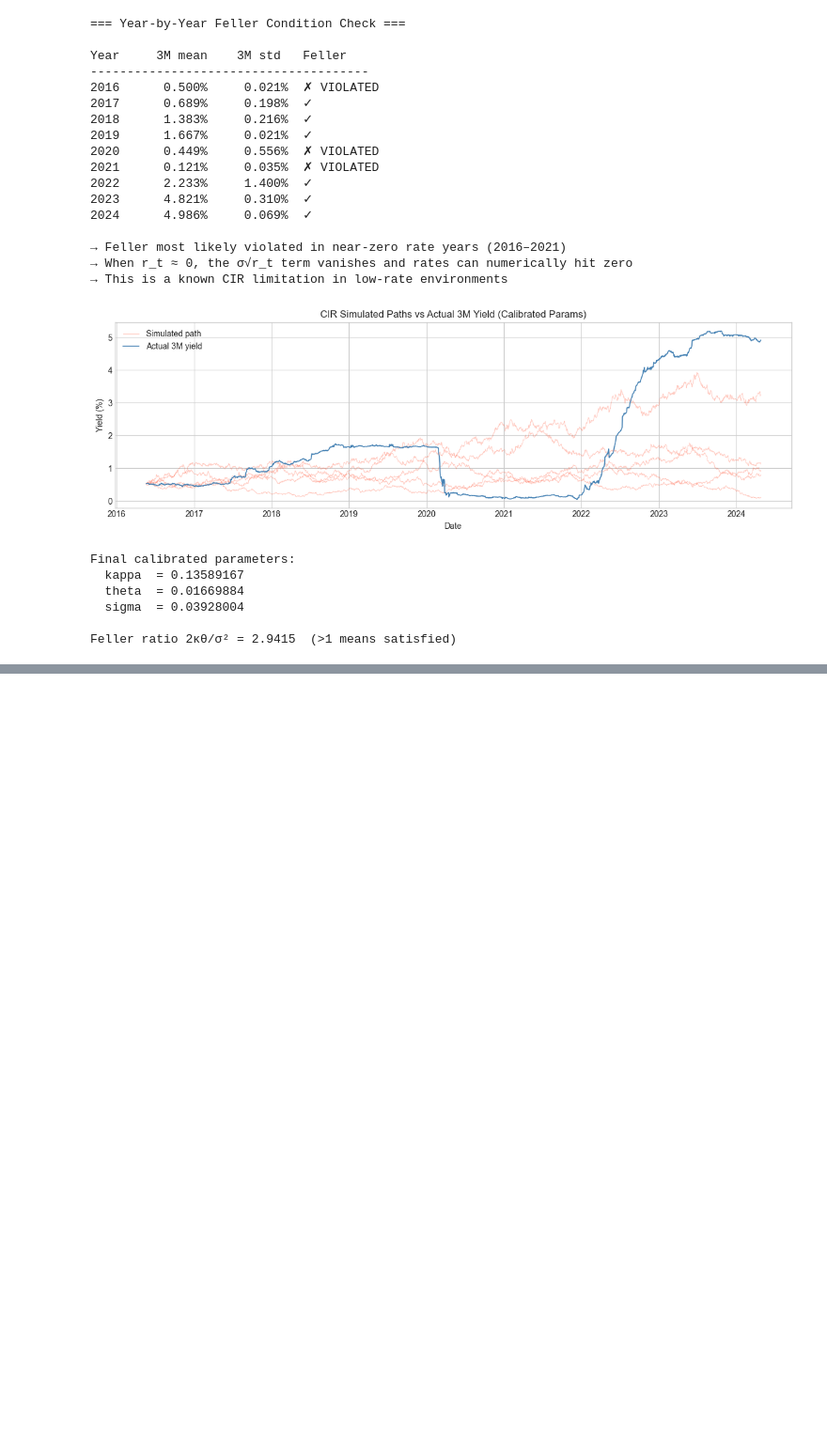
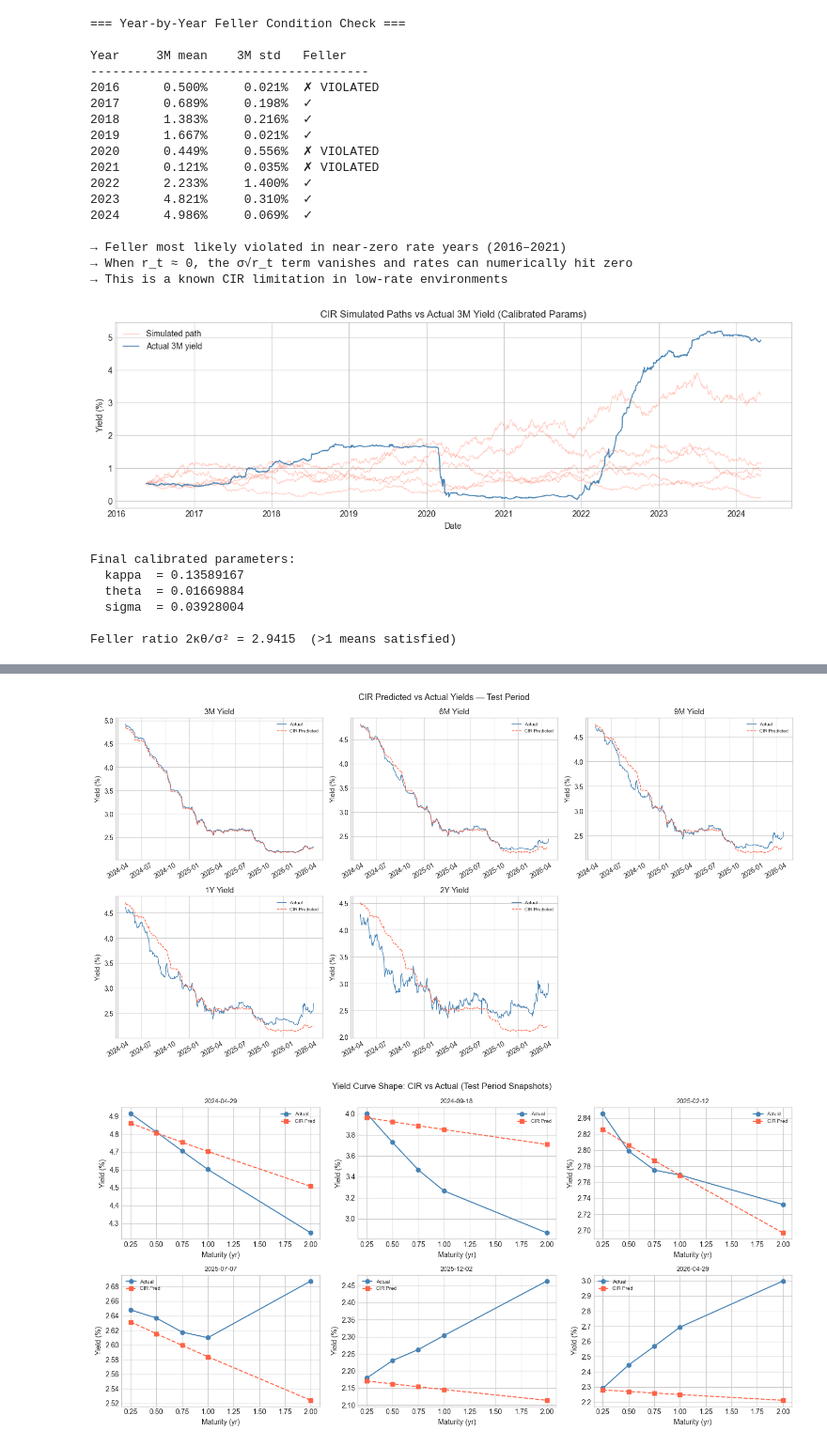
Before and after one commit to aayushp0403/stochastic-ir-modelling, a Jupyter notebook: notebooks/cir_model.ipynb, the cells around one changed output, grey strips where cells are left out. Shown at 94% size. Cells and saved outputs as stored; diff of their text form; code cells hidden in the pictures; blank space fills up the shorter version.

```diff
--- a/notebooks/cir_model.ipynb
+++ b/notebooks/cir_model.ipynb
@@ -775,0 +902,64 @@ Feller ratio 2κθ/σ² = 2.9415  (>1 means satisfied)
+# %%
+def plot_predictions_vs_actual(merged, maturities, n_cols=3):
+    """
+    one subplot per maturity — predicted vs actual over time
+    good way to spot systematic bias
+    """
+    n_rows = int(np.ceil(len(maturities) / n_cols))
+    fig, axes = plt.subplots(n_rows, n_cols, figsize=(15, 4 * n_rows))
+    axes = axes.flatten()
+
+    for i, m in enumerate(maturities):
+        ax = axes[i]
+        ax.plot(merged['Date'], merged[f'{m}_actual'] * 100,
+                label='Actual', color='steelblue', linewidth=1.0)
+        ax.plot(merged['Date'], merged[f'{m}_pred'] * 100,
+                label='CIR Predicted', color='tomato',
+                linewidth=1.0, linestyle='--')
+        ax.set_title(f"{m} Yield")
+        ax.set_ylabel("Yield (%)")
+        ax.legend(fontsize=7)
+        ax.xaxis.set_major_formatter(mdates.DateFormatter('%Y-%m'))
+        ax.tick_params(axis='x', rotation=30)
+
+    for j in range(len(maturities), len(axes)):
+        axes[j].set_visible(False)
+
+    plt.suptitle("CIR Predicted vs Actual Yields — Test Period", fontsize=13)
+    plt.tight_layout()
+    plt.show()
+
+
+def plot_yield_curve_snapshots_pred(merged, maturities, tenors_yr, n_snaps=6):
+    """
+    pick a few test dates and overlay predicted vs actual yield curve shape
+    shows where the model gets the shape right vs wrong
+    """
+    idx = np.linspace(0, len(merged)-1, n_snaps, dtype=int)
+
+    fig, axes = plt.subplots(2, 3, figsize=(14, 7))
+    axes = axes.flatten()
+
+    for i, row_idx in enumerate(idx):
+        row    = merged.iloc[row_idx]
+        date   = str(pd.Timestamp(row['Date']).date())
+        actual = [row[f'{m}_actual'] * 100 for m in maturities]
+        pred   = [row[f'{m}_pred']   * 100 for m in maturities]
+
+        axes[i].plot(tenors_yr, actual, 'o-',  label='Actual',    color='steelblue')
+        axes[i].plot(tenors_yr, pred,   's--', label='CIR Pred',  color='tomato')
+        axes[i].set_title(date, fontsize=9)
+        axes[i].set_xlabel("Maturity (yr)")
+        axes[i].set_ylabel("Yield (%)")
+        axes[i].legend(fontsize=7)
+
+    plt.suptitle("Yield Curve Shape: CIR vs Actual (Test Period Snapshots)", fontsize=12)
+    plt.tight_layout()
+    plt.show()
+
+
+plot_predictions_vs_actual(merged, TEST_MATURITIES)
+plot_yield_curve_snapshots_pred(merged, TEST_MATURITIES, TEST_TENORS_YR)
+# %% [output]
+[figure, added]
+[figure, added]
```
Also changed, not shown: parts of 8 cells of this notebook.
